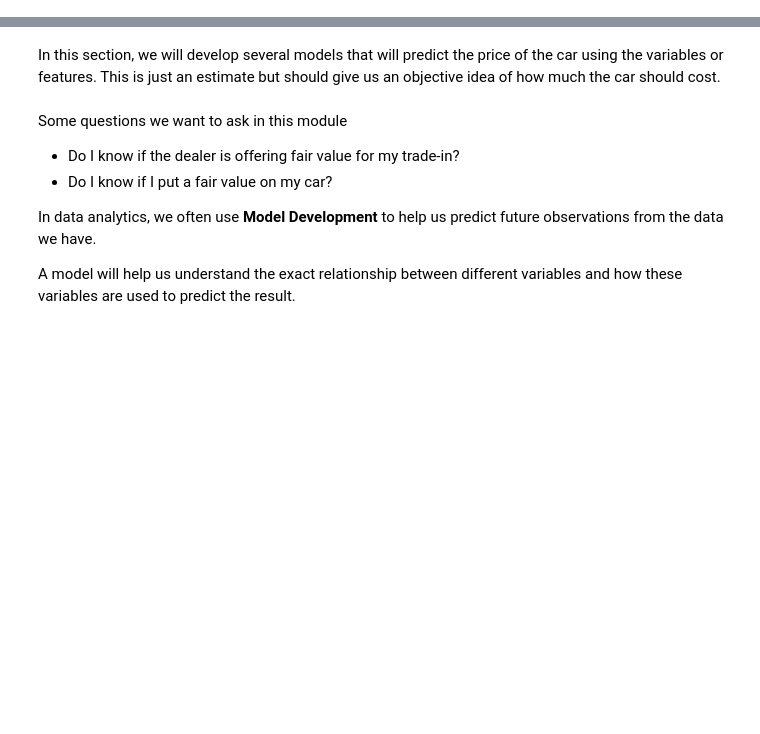
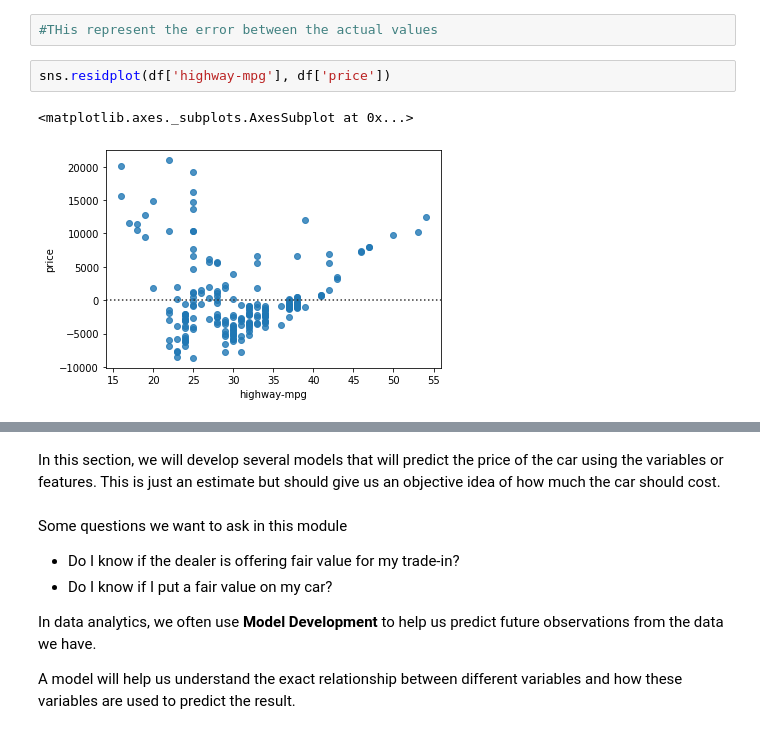
Before and after one commit to PosgradoMNA/actividades-de-aprendizaje-rafaelsangarcia, a Jupyter notebook: Semana7/IBM_Modulo4_A01182780.ipynb, the cells around one changed output, grey strips where cells are left out. Drawn from its saved outputs; the diff is of its cells as text; blank space fills up the shorter version.

```diff
--- a/Semana7/IBM_Modulo4_A01182780.ipynb
+++ b/Semana7/IBM_Modulo4_A01182780.ipynb
@@ -2,0 +115,7 @@
+# %%
+#THis represent the error between the actual values
+# %%
+sns.residplot(df['highway-mpg'], df['price'])
+# %% [output]
+<matplotlib.axes._subplots.AxesSubplot at 0x...>
+[figure, added]
```
Also changed, not shown: parts of 43 cells of this notebook.
